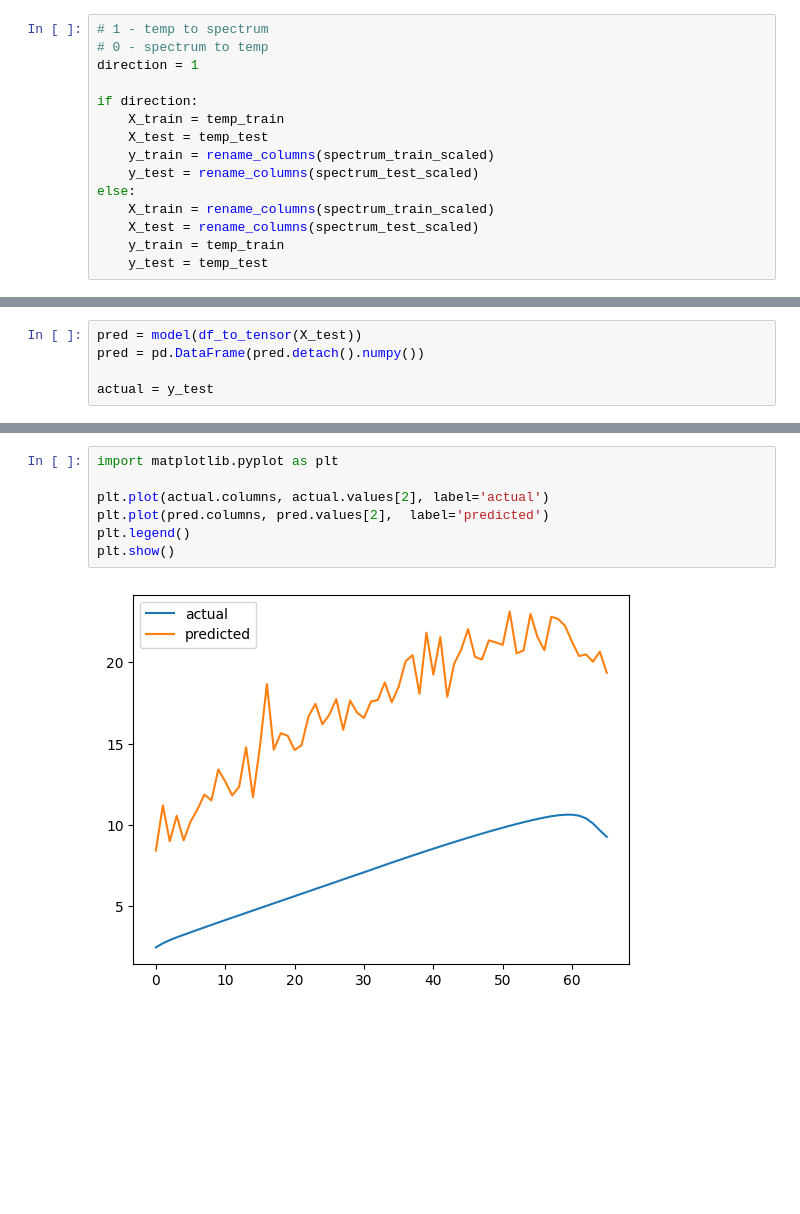
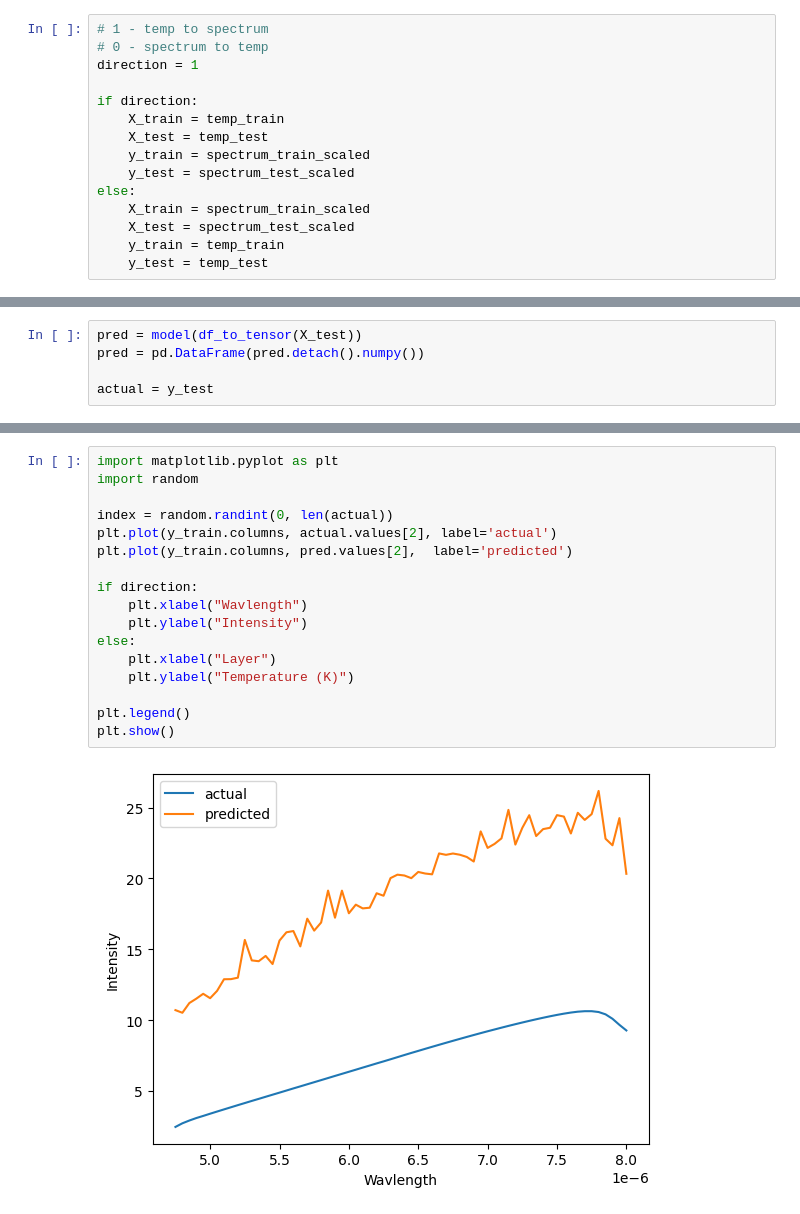
Before and after one commit to iAmBrig12/REU_AI_Thermography, a Jupyter notebook: all_features.ipynb, the cells around one changed output, grey strips where cells are left out. Cells and saved outputs as stored; diff of their text form; blank space fills up the shorter version.

```diff
--- a/all_features.ipynb
+++ b/all_features.ipynb
@@ -28,11 +30,11 @@ direction = 1
 if direction:
     X_train = temp_train
     X_test = temp_test
-    y_train = rename_columns(spectrum_train_scaled)
-    y_test = rename_columns(spectrum_test_scaled)
+    y_train = spectrum_train_scaled
+    y_test = spectrum_test_scaled
 else:
-    X_train = rename_columns(spectrum_train_scaled)
-    X_test = rename_columns(spectrum_test_scaled)
+    X_train = spectrum_train_scaled
+    X_test = spectrum_test_scaled
     y_train = temp_train
     y_test = temp_test
 # %%
@@ -159,10 +161,20 @@ pred
 192 rows × 66 columns
 # %%
 import matplotlib.pyplot as plt
+import random
 
-plt.plot(actual.columns, actual.values[2], label='actual')
-plt.plot(pred.columns, pred.values[2],  label='predicted')
+index = random.randint(0, len(actual))
+plt.plot(y_train.columns, actual.values[2], label='actual')
+plt.plot(y_train.columns, pred.values[2],  label='predicted')
+
+if direction:
+    plt.xlabel("Wavlength")
+    plt.ylabel("Intensity")
+else:
+    plt.xlabel("Layer")
+    plt.ylabel("Temperature (K)")
+
 plt.legend()
 plt.show()
 # %% [output]
-[figure, old version]
+[figure, new version]
```
Also changed, not shown: parts of 5 cells of this notebook.
